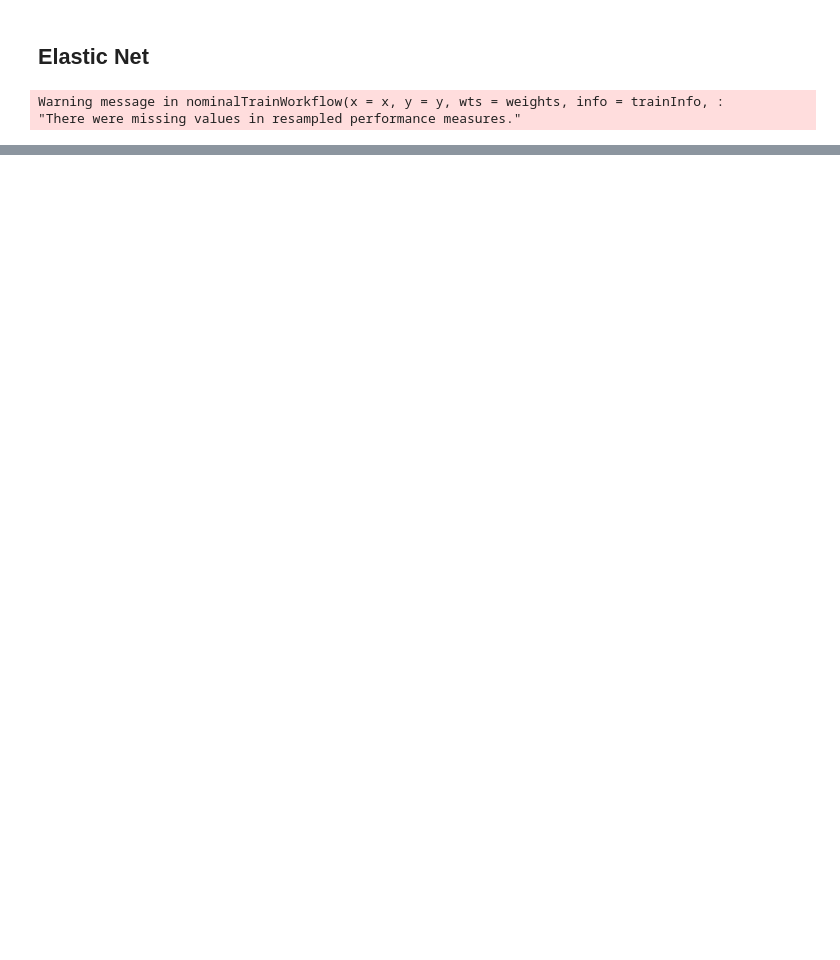
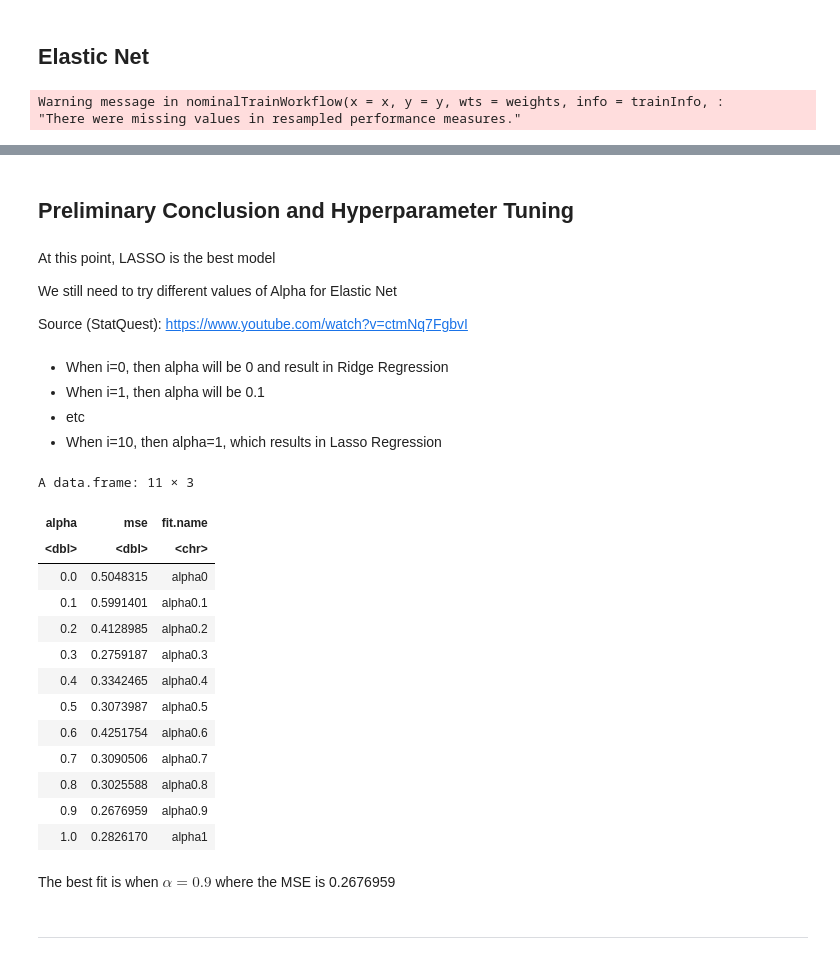
Before and after one commit to joel-quek/Georgia-Tech-OMSA, a Jupyter notebook: GTx - ISYE6501x Introduction to Analytics Modelling/Homework 8/ISYE6501x Homework 8.ipynb, the cells around one changed output, grey strips where cells are left out. Drawn from its saved outputs; the diff is of its cells as text; code cells hidden in the pictures; blank space fills up the shorter version.

```diff
--- a/GTx - ISYE6501x Introduction to Analytics Modelling/Homework 8/ISYE6501x Homework 8.ipynb
+++ b/GTx - ISYE6501x Introduction to Analytics Modelling/Homework 8/ISYE6501x Homework 8.ipynb
@@ -112,0 +277,5 @@ plot(lasso_cv)
+# %%
+# I need R Square
+x_test<-scale(as.matrix(test)[,-16], center =TRUE, scale =TRUE)
+
+y_test<-scale(as.matrix(test)[,16], center =TRUE, scale =TRUE)
@@ -130,0 +344,53 @@ A data.frame: 1 × 2
+# %% [markdown]
+## Preliminary Conclusion and Hyperparameter Tuning
+# %% [markdown]
+At this point, LASSO is the best model
+
+We still need to try different values of Alpha for Elastic Net
+
+Source (StatQuest): https://www.youtube.com/watch?v=ctmNq7FgbvI
+# %%
+list.of.fits<-list()
+for (i in 0:10){
+    fit.name<-paste0("alpha",i/10)
+    list.of.fits[[fit.name]]<-
+    cv.glmnet(x_train,y_train,type.measure="mse", alpha=i/10,
+             family="gaussian")
+}
+# %% [markdown]
+- When i=0, then alpha will be 0 and result in Ridge Regression
+- When i=1, then alpha will be 0.1
+- etc
+- When i=10, then alpha=1, which results in Lasso Regression
+# %%
+results<-data.frame()
+for (i in 0:10){
+    fit.name<-paste0("alpha", i/10)
+    predicted<-
+    predict(list.of.fits[[fit.name]],
+           s=list.of.fits[[fit.name]]$lambda.1se,newx=x_test)
+    mse<-mean((y_test-predicted)^2)
+    temp<-data.frame(alpha=i/10,mse=mse,fit.name=fit.name)
+    results<-rbind(results,temp)
+}
+# %%
+results
+# %% [output]
+A data.frame: 11 × 3
+| alpha | mse | fit.name |
+| <dbl> | <dbl> | <chr> |
+| 0.0 | 0.5048315 | alpha0 |
+| 0.1 | 0.5991401 | alpha0.1 |
+| 0.2 | 0.4128985 | alpha0.2 |
+| 0.3 | 0.2759187 | alpha0.3 |
+| 0.4 | 0.3342465 | alpha0.4 |
+| 0.5 | 0.3073987 | alpha0.5 |
+| 0.6 | 0.4251754 | alpha0.6 |
+| 0.7 | 0.3090506 | alpha0.7 |
+| 0.8 | 0.3025588 | alpha0.8 |
+| 0.9 | 0.2676959 | alpha0.9 |
+| 1.0 | 0.2826170 | alpha1 |
+# %% [markdown]
+The best fit is when $\alpha = 0.9$ where the MSE is 0.2676959
+# %% [markdown]
+---
```
Also changed, not shown: parts of 49 cells of this notebook, 8 other files.
